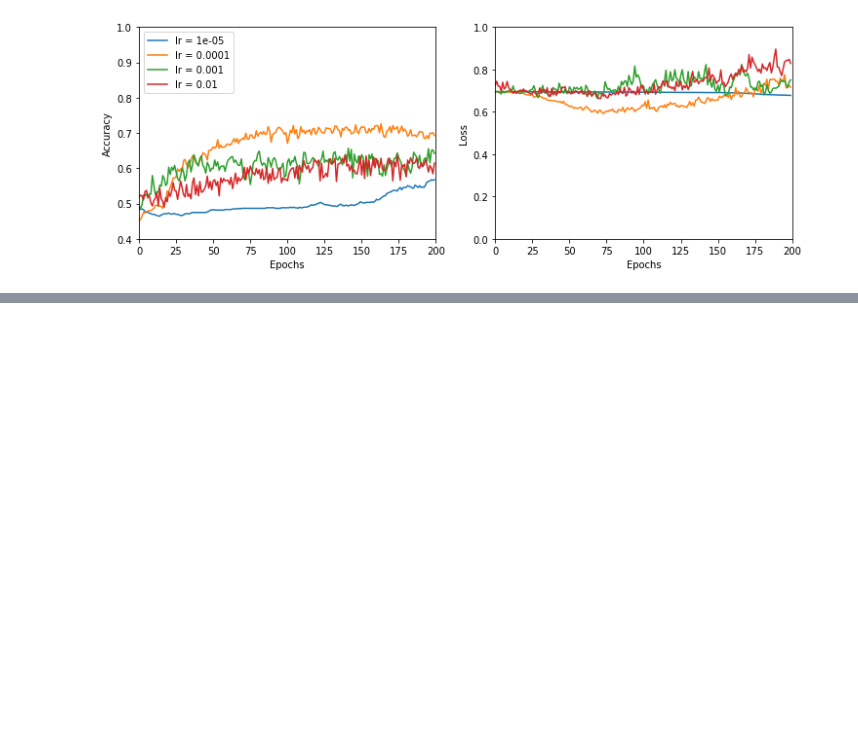
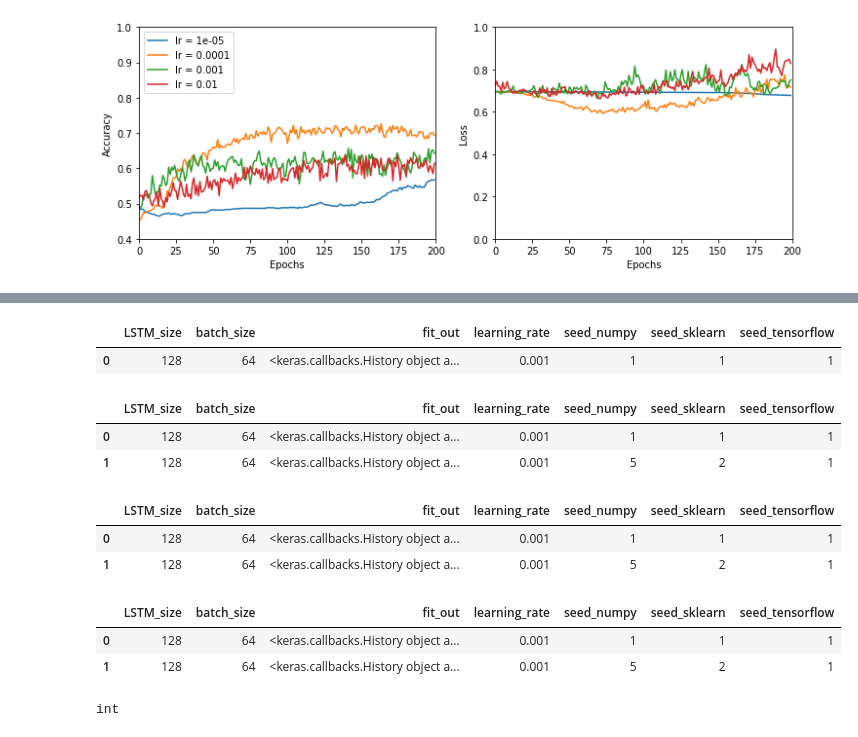
Before and after one commit to AndreaAmico/DeepMouse, a Jupyter notebook: live_history.ipynb, the cells around one changed output, grey strips where cells are left out. Cells and saved outputs as stored; diff of their text form; code cells hidden in the pictures; blank space fills up the shorter version.

```diff
--- a/live_history.ipynb
+++ b/live_history.ipynb
@@ -83,0 +118,13 @@ Text(0, 0.5, 'Loss')
+# %%
+df = pd.DataFrame(columns=['a', 'b'], dtype=np.int)
+# %%
+def df_empty(columns, dtypes, index=None):
+    assert len(columns)==len(dtypes)
+    df = pd.DataFrame(index=index)
+    for c,d in zip(columns, dtypes):
+        df[c] = pd.Series(dtype=d)
+    return df
+# %%
+df = df_empty(columns=['a', 'b'], dtypes=['int8', 'O'])
+# %%
+df = df.append({'a':12, 'b':hh}, ignore_index=True)
@@ -83,0 +133,49 @@ Text(0, 0.5, 'Loss')
+# %%
+grid_dtypes = {
+    'seed_sklearn':np.int,
+    'seed_numpy':np.int,
+    'seed_tensorflow':np.int,
+    'LSTM_size':np.int,
+    'learning_rate':np.float,
+    'batch_size':np.int,
+    'fit_out':'O'
+}
+
+grid = pd.DataFrame()
+for key in sorted(grid_dtypes.keys()):
+    grid[key] = pd.Series(dtype=grid_dtypes[key])
+
+
+grid_data = {
+    'seed_sklearn':1,
+    'seed_numpy':1,
+    'seed_tensorflow':1,
+    'LSTM_size':128,
+    'learning_rate':0.001,
+    'batch_size':64,
+    'fit_out':hh
+}
+
+
+grid = grid.append(grid_data, ignore_index=True)
+grid
+# %% [output]
+|  | LSTM_size | batch_size | fit_out | learning_rate | seed_numpy | seed_sklearn | seed_tensorflow |
+| 0 | 128 | 64 | <keras.callbacks.History object a... | 0.001 | 1 | 1 | 1 |
+# %%
+grid_data = {
+    'seed_sklearn':2,
+    'seed_numpy':5,
+    'seed_tensorflow':1,
+    'LSTM_size':128,
+    'learning_rate':0.001,
+    'batch_size':64,
+    'fit_out':hh
+}
+
+df = df.append(grid_data, ignore_index=True)
+df
+# %% [output]
+|  | LSTM_size | batch_size | fit_out | learning_rate | seed_numpy | seed_sklearn | seed_tensorflow |
+| 0 | 128 | 64 | <keras.callbacks.History object a... | 0.001 | 1 | 1 | 1 |
+| 1 | 128 | 64 | <keras.callbacks.History object a... | 0.001 | 5 | 2 | 1 |
@@ -83,0 +184,6 @@ Text(0, 0.5, 'Loss')
+# %%
+fff
+# %% [output]
+|  | LSTM_size | batch_size | fit_out | learning_rate | seed_numpy | seed_sklearn | seed_tensorflow |
+| 0 | 128 | 64 | <keras.callbacks.History object a... | 0.001 | 1 | 1 | 1 |
+| 1 | 128 | 64 | <keras.callbacks.History object a... | 0.001 | 5 | 2 | 1 |
@@ -83,0 +194,10 @@ Text(0, 0.5, 'Loss')
+# %%
+fff
+# %% [output]
+|  | LSTM_size | batch_size | fit_out | learning_rate | seed_numpy | seed_sklearn | seed_tensorflow |
+| 0 | 128 | 64 | <keras.callbacks.History object a... | 0.001 | 1 | 1 | 1 |
+| 1 | 128 | 64 | <keras.callbacks.History object a... | 0.001 | 5 | 2 | 1 |
+# %%
+fff.loc[0]['fit_out'].model
+# %% [output]
+int
```
Also changed, not shown: parts of 9 cells of this notebook, 8 other files.
